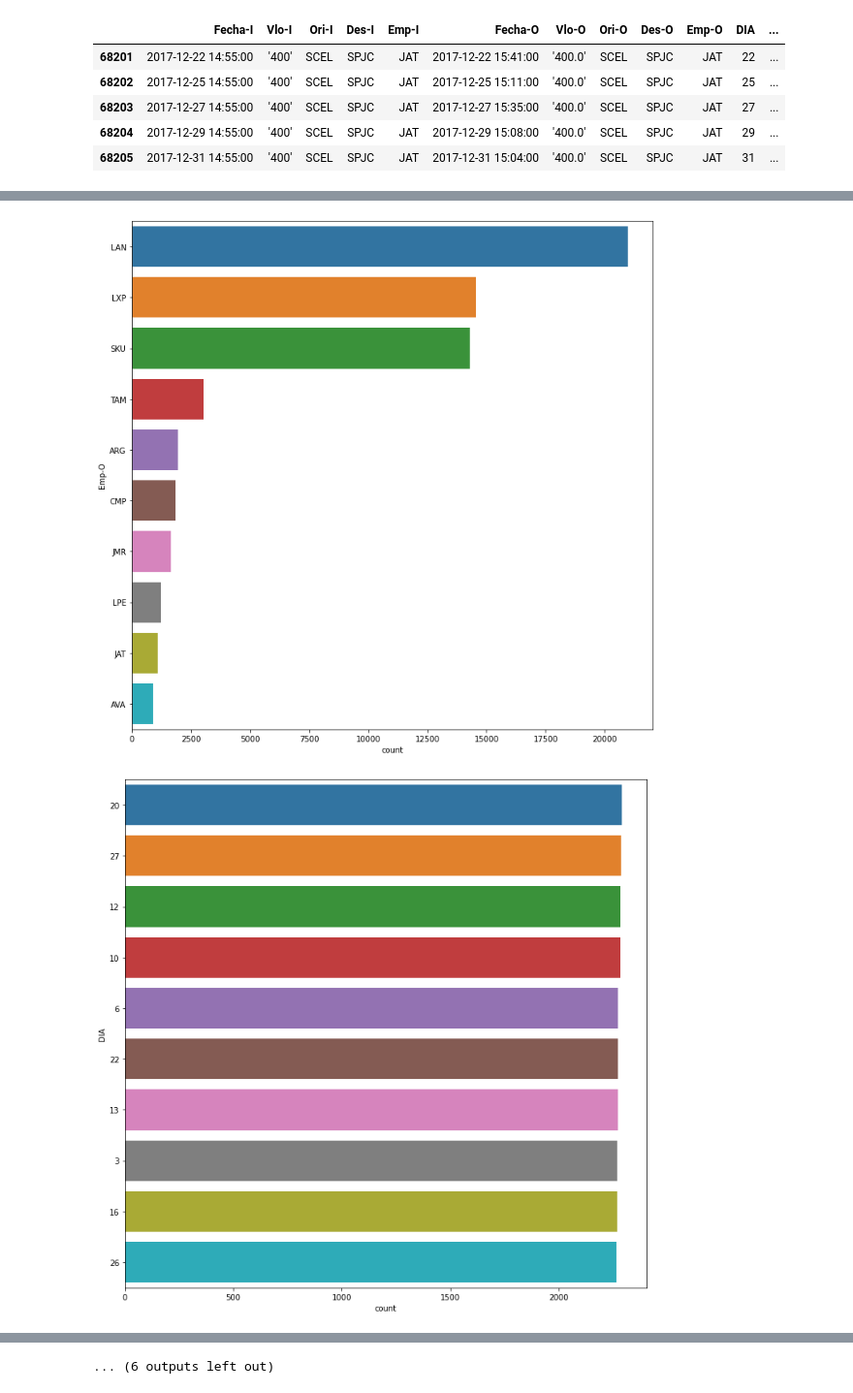
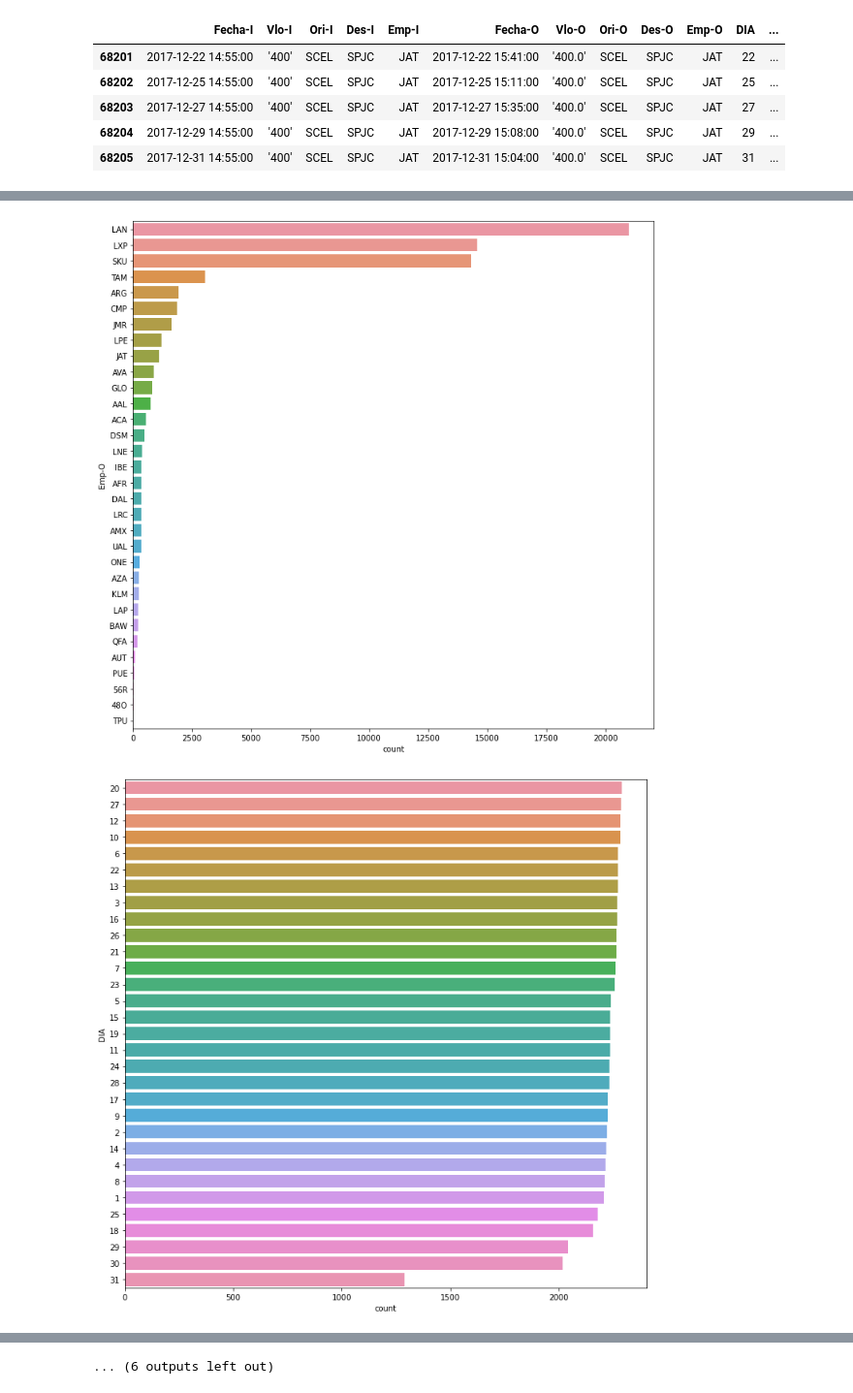
Before and after one commit to andrewgmercader/DSChallengeLATAM, a Jupyter notebook: solution.ipynb, the cells around one changed output, grey strips where cells are left out. Shown at 97% size. Drawn from its saved outputs; the diff is of its cells as text; code cells hidden in the pictures.

```diff
--- a/solution.ipynb
+++ b/solution.ipynb
@@ -37,0 +65,10 @@ df['Vlo-O'] = "'" + df['Vlo-O'].map(str) + "'" #idem anterior
+# %%
+#Top n categorías (cambiar "top" para ver otras opciones)
+top=100
+df_pie=df[['Emp-I','OPERA', 'TIPOVUELO','SIGLADES']]
+for n in range(len(df_pie.columns)):
+    colors = sns.color_palette('pastel')[0:len(df_pie[list(df_pie.columns.values)[n]].value_counts())]
+    plt.figure(figsize=(12, 12))
+    plt.title((df_pie.columns.values)[n])
+    plt.pie(df_pie[list(df_pie.columns.values)[n]].value_counts().head(top),labels=df_pie[list(df_pie.columns.values)[n]].value_counts().head(top).index.tolist(), autopct='%1.1f%%', colors=colors)
+plt.show()
@@ -37,0 +82,9 @@ df['Vlo-O'] = "'" + df['Vlo-O'].map(str) + "'" #idem anterior
+# %%
+#Top n categorías (cambiar "top" para ver otras opciones)
+top=100
+df_bar=df[['DIANOM', 'Vlo-I', 'Fecha-I']]
+for n in range(len(df_bar.columns)):
+    count_order = df_bar[list(df_bar.columns.values)[n]].value_counts().head(top).index
+    plt.figure(figsize=(12, 12))
+    sns.countplot(data=df_bar, y=list(df_bar.columns.values)[n], order=count_order)
+plt.show()
@@ -193,9 +228,0 @@ Name: SIGLADES, Length: 62, dtype: int64
-# %%
-top=100
-
-for n in range(len(df.columns)):
-    colors = sns.color_palette('pastel')[0:len(df[list(df.columns.values)[n]].value_counts())]
-    plt.figure(figsize=(12, 12))
-    plt.title((df.columns.values)[n])
-    plt.pie(df[list(df.columns.values)[n]].value_counts().head(top),labels=df[list(df.columns.values)[n]].value_counts().head(top).index.tolist(), autopct='%1.0f%%', colors=colors)
-plt.show()
@@ -215,0 +229,10 @@ plt.show()
+# %%
+#Top n categorías (cambiar "top" para ver otras opciones)
+top=100
+
+for n in range(len(df.columns)):
+    colors = sns.color_palette('pastel')[0:len(df[list(df.columns.values)[n]].value_counts())]
+    plt.figure(figsize=(12, 12))
+    plt.title((df.columns.values)[n])
+    plt.pie(df[list(df.columns.values)[n]].value_counts().head(top),labels=df[list(df.columns.values)[n]].value_counts().head(top).index.tolist(), autopct='%1.1f%%', colors=colors)
+plt.show()
@@ -218,6 +255,6 @@ plt.show()
 # %%
-#Top n operadores (cambiar "top" para ver otras opciones)
-top=10
+#Top n categorías (cambiar "top" para ver otras opciones)
+top=100
 
 for n in range(len(df.columns)):
     count_order = df[list(df.columns.values)[n]].value_counts().head(top).index
@@ -237,2 +274,2 @@ plt.show()
-[figure, old version]
+[figure, new version]
-[figure, old version]
+[figure, new version]
```
Also changed, not shown: parts of 21 cells of this notebook, 6 other files.
